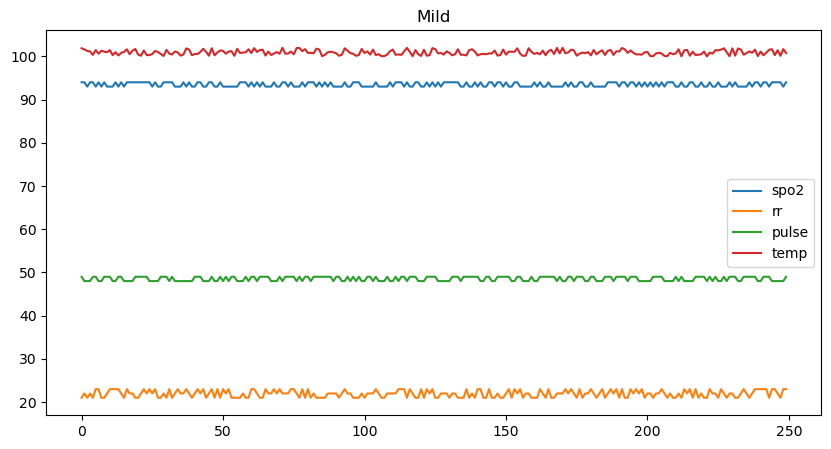
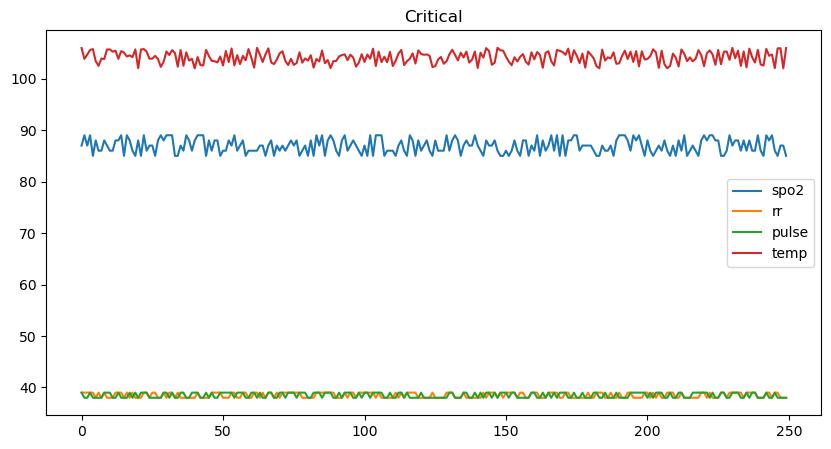
Code edit (unified diff) that turned the first committed figure into the second:
--- before
+++ after
@@ -1 +1 @@
-mild.plot(title='Mild')
+critical.plot(title='Critical')

Commit: Se garega obtención de modelo SVM y process_code con funciones de DSP